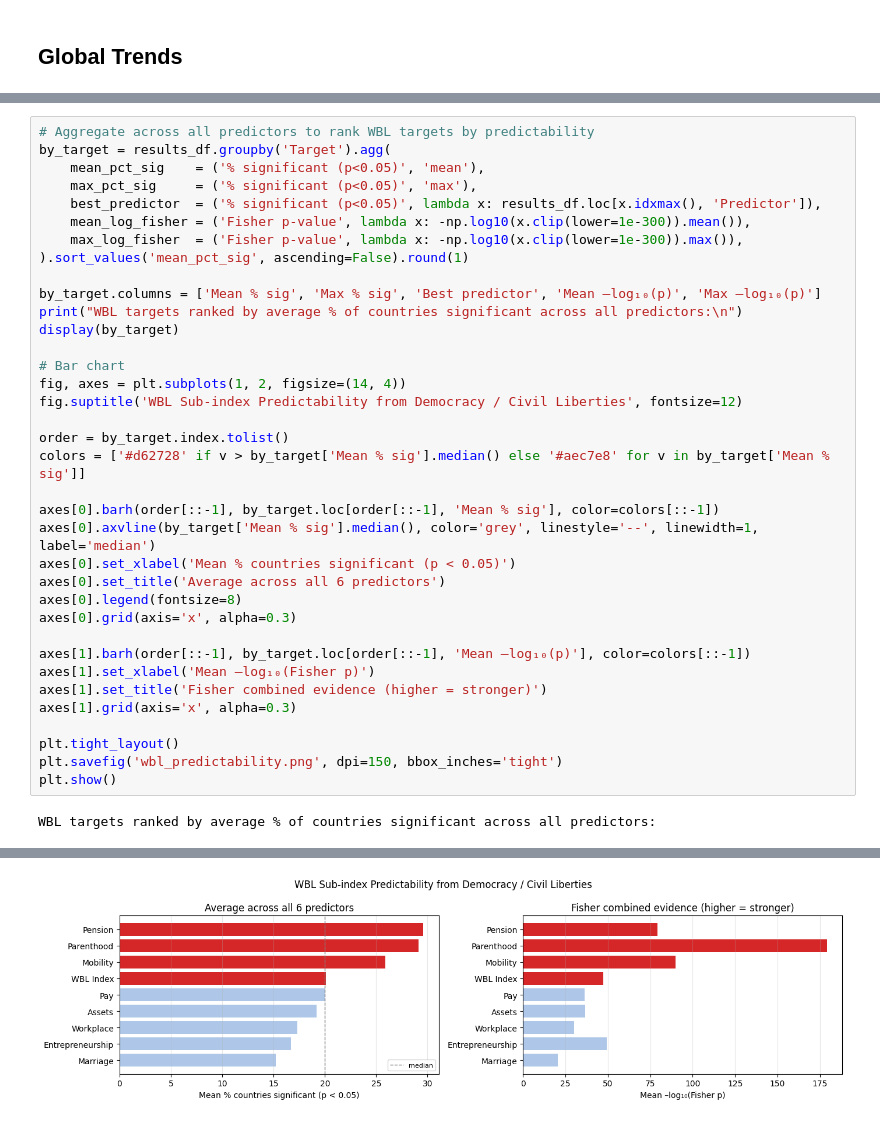
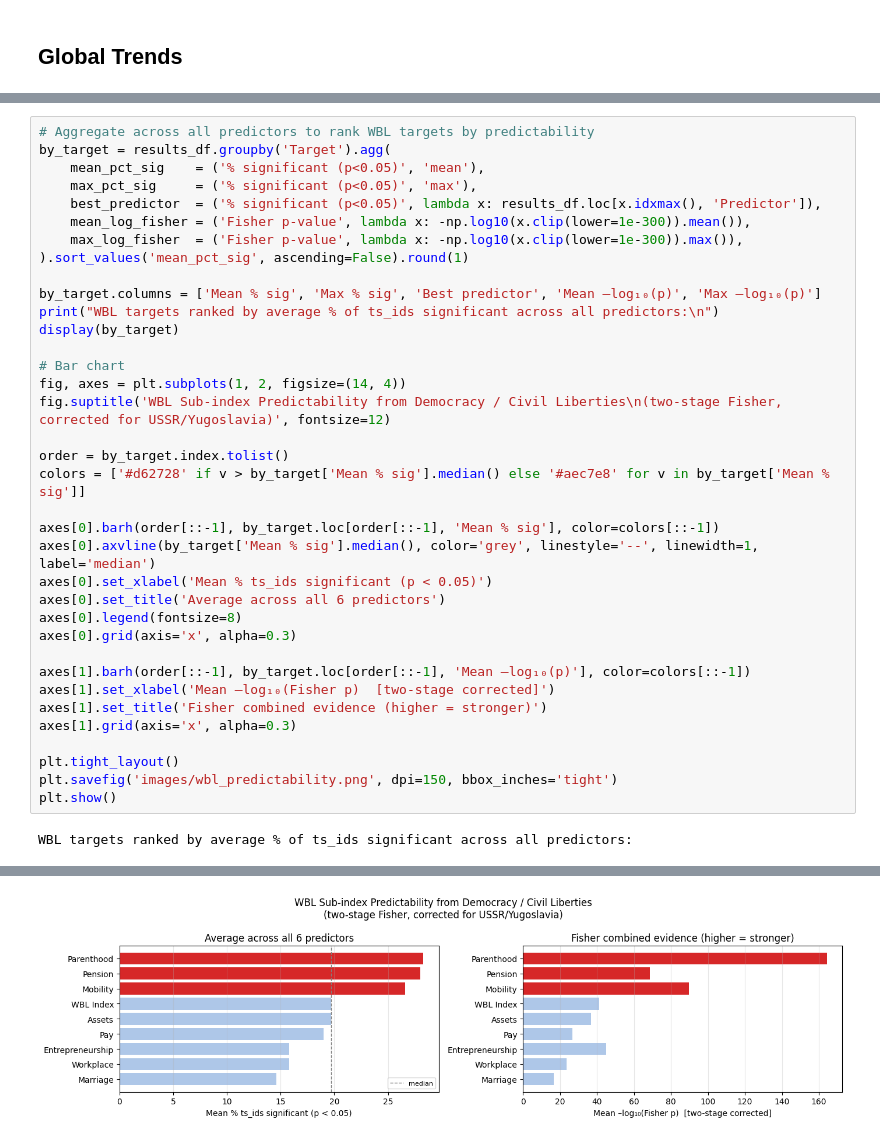
Before and after one commit to damiancalabresi/causal-analysis-democracy-womens-rights, a Jupyter notebook: 04-granger-causality.ipynb, the cells around one changed output, grey strips where cells are left out. Cells and saved outputs as stored; diff of their text form.

```diff
--- a/04-granger-causality.ipynb
+++ b/04-granger-causality.ipynb
@@ -266,32 +583,32 @@ by_target = results_df.groupby('Target').agg(
 ).sort_values('mean_pct_sig', ascending=False).round(1)
 
 by_target.columns = ['Mean % sig', 'Max % sig', 'Best predictor', 'Mean –log₁₀(p)', 'Max –log₁₀(p)']
-print("WBL targets ranked by average % of countries significant across all predictors:\n")
+print("WBL targets ranked by average % of ts_ids significant across all predictors:\n")
 display(by_target)
 
 # Bar chart
 fig, axes = plt.subplots(1, 2, figsize=(14, 4))
-fig.suptitle('WBL Sub-index Predictability from Democracy / Civil Liberties', fontsize=12)
+fig.suptitle('WBL Sub-index Predictability from Democracy / Civil Liberties\n(two-stage Fisher, corrected for USSR/Yugoslavia)', fontsize=12)
 
 order = by_target.index.tolist()
 colors = ['#d62728' if v > by_target['Mean % sig'].median() else '#aec7e8' for v in by_target['Mean % sig']]
 
 axes[0].barh(order[::-1], by_target.loc[order[::-1], 'Mean % sig'], color=colors[::-1])
 axes[0].axvline(by_target['Mean % sig'].median(), color='grey', linestyle='--', linewidth=1, label='median')
-axes[0].set_xlabel('Mean % countries significant (p < 0.05)')
+axes[0].set_xlabel('Mean % ts_ids significant (p < 0.05)')
 axes[0].set_title('Average across all 6 predictors')
 axes[0].legend(fontsize=8)
 axes[0].grid(axis='x', alpha=0.3)
 
 axes[1].barh(order[::-1], by_target.loc[order[::-1], 'Mean –log₁₀(p)'], color=colors[::-1])
-axes[1].set_xlabel('Mean –log₁₀(Fisher p)')
+axes[1].set_xlabel('Mean –log₁₀(Fisher p)  [two-stage corrected]')
 axes[1].set_title('Fisher combined evidence (higher = stronger)')
 axes[1].grid(axis='x', alpha=0.3)
 
 plt.tight_layout()
-plt.savefig('wbl_predictability.png', dpi=150, bbox_inches='tight')
+plt.savefig('images/wbl_predictability.png', dpi=150, bbox_inches='tight')
 plt.show()
 # %% [output]
-WBL targets ranked by average % of countries significant across all predictors:
+WBL targets ranked by average % of ts_ids significant across all predictors:
 |  | Mean % sig | Max % sig | Best predictor | Mean –log₁₀(p) | Max –log₁₀(p) |
 | Target |  |  |  |  |  |
@@ -307 +624 @@ WBL targets ranked by average % of countries significant across all predictors:
-[figure, old version]
+[figure, new version]
```
Also changed, not shown: parts of 24 cells of this notebook, 17 other files.
